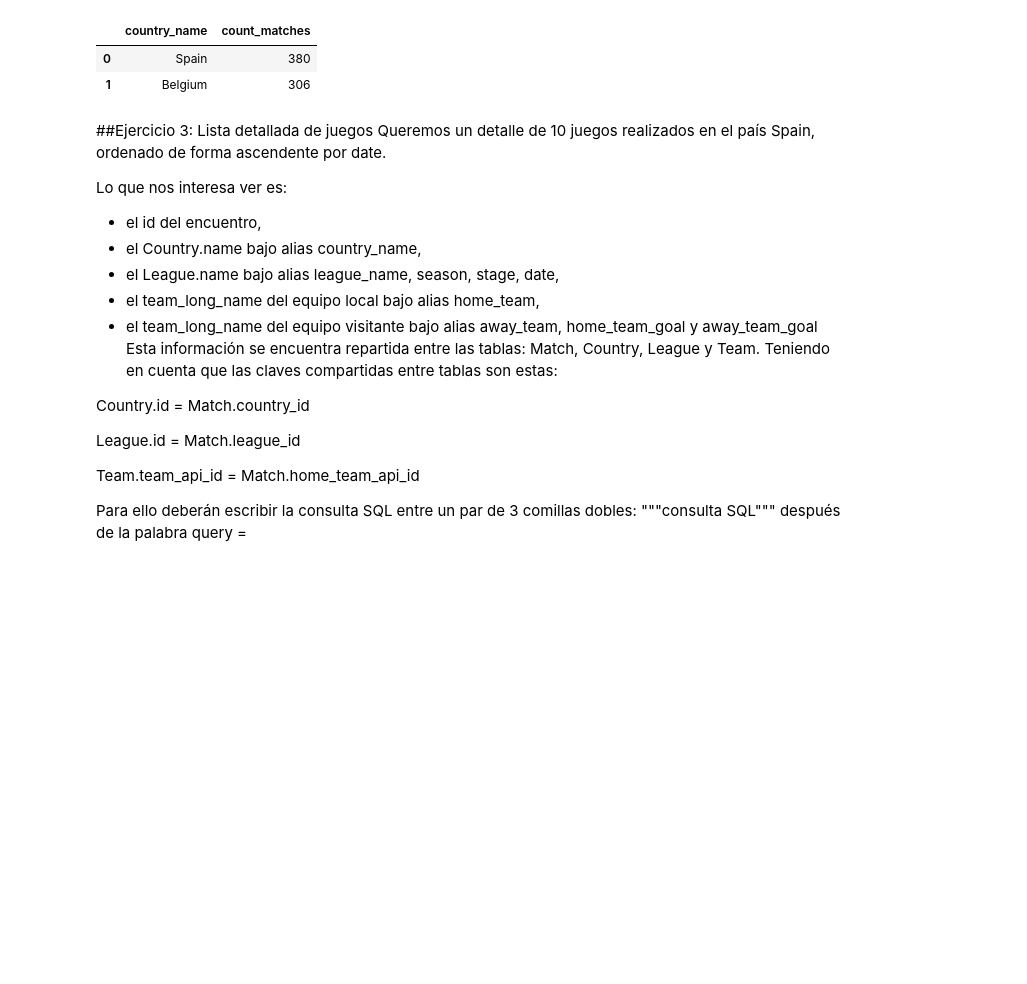
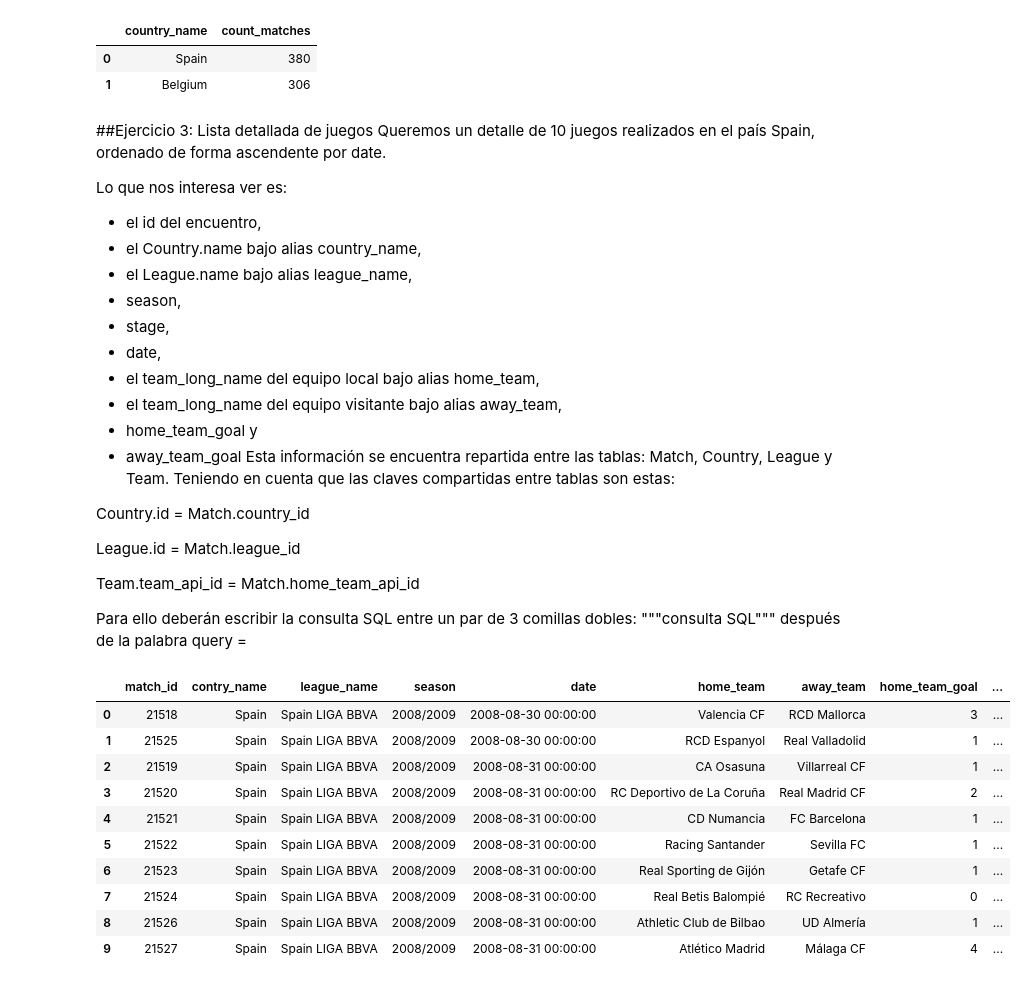
Before and after one commit to LorenaAmaya/Talento-Tech, a Jupyter notebook: TALLER_SQL.ipynb, the cells around one changed output. Saved outputs shown, nothing was run; the diff lists cells and outputs as text; code cells hidden in the pictures; blank space fills up the shorter version.

```diff
--- a/TALLER_SQL.ipynb
+++ b/TALLER_SQL.ipynb
@@ -1269,13 +1269,13 @@ Lo que nos interesa ver es:
 - el id del encuentro,
 - el Country.name bajo alias country_name,
 - el League.name bajo alias league_name,
-season,
-stage,
-date,
+- season,
+- stage,
+- date,
 - el team_long_name del equipo local bajo alias home_team,
 - el team_long_name del equipo visitante bajo alias away_team,
-home_team_goal y
-away_team_goal
+- home_team_goal y
+- away_team_goal
 Esta información se encuentra repartida entre las tablas: Match, Country, League y Team. Teniendo en cuenta que las claves compartidas entre tablas son estas:
 
 Country.id = Match.country_id
@@ -1287,0 +1298,28 @@ Para ello deberán escribir la consulta SQL entre un par de 3 comillas dobles: "
+# %%
+query  = '''SELECT M.id AS match_id, C.name AS contry_name,
+         L.name As league_name, M.season, M.date, HomeTeam.team_long_name AS home_team,
+         AwayTeam.team_long_name AS away_team,
+         M.home_team_goal,
+         M.away_team_goal
+         FROM Match M
+         JOIN Country C ON C.id = M.country_id
+         JOIN League L ON L.id = M.league_id
+         JOIN Team AS HomeTeam  ON HomeTeam.team_api_id = M.home_team_api_id
+         JOIN Team AS AwayTeam  ON AwayTeam.team_api_id = M.away_team_api_id
+         WHERE C.name = 'Spain'
+         ORDER BY M.date ASC
+         LIMIT 10;'''
+detailed_matches = pd.read_sql(query, conn)
+detailed_matches
+# %% [output]
+|  | match_id | contry_name | league_name | season | date | home_team | away_team | home_team_goal | ... |
+| 0 | 21518 | Spain | Spain LIGA BBVA | 2008/2009 | 2008-08-30 00:00:00 | Valencia CF | RCD Mallorca | 3 | ... |
+| 1 | 21525 | Spain | Spain LIGA BBVA | 2008/2009 | 2008-08-30 00:00:00 | RCD Espanyol | Real Valladolid | 1 | ... |
+| 2 | 21519 | Spain | Spain LIGA BBVA | 2008/2009 | 2008-08-31 00:00:00 | CA Osasuna | Villarreal CF | 1 | ... |
+| 3 | 21520 | Spain | Spain LIGA BBVA | 2008/2009 | 2008-08-31 00:00:00 | RC Deportivo de La Coruña | Real Madrid CF | 2 | ... |
+| 4 | 21521 | Spain | Spain LIGA BBVA | 2008/2009 | 2008-08-31 00:00:00 | CD Numancia | FC Barcelona | 1 | ... |
+| 5 | 21522 | Spain | Spain LIGA BBVA | 2008/2009 | 2008-08-31 00:00:00 | Racing Santander | Sevilla FC | 1 | ... |
+| 6 | 21523 | Spain | Spain LIGA BBVA | 2008/2009 | 2008-08-31 00:00:00 | Real Sporting de Gijón | Getafe CF | 1 | ... |
+| 7 | 21524 | Spain | Spain LIGA BBVA | 2008/2009 | 2008-08-31 00:00:00 | Real Betis Balompié | RC Recreativo | 0 | ... |
+| 8 | 21526 | Spain | Spain LIGA BBVA | 2008/2009 | 2008-08-31 00:00:00 | Athletic Club de Bilbao | UD Almería | 1 | ... |
+| 9 | 21527 | Spain | Spain LIGA BBVA | 2008/2009 | 2008-08-31 00:00:00 | Atlético Madrid | Málaga CF | 4 | ... |
```
Also changed, not shown: parts of 8 cells of this notebook.
